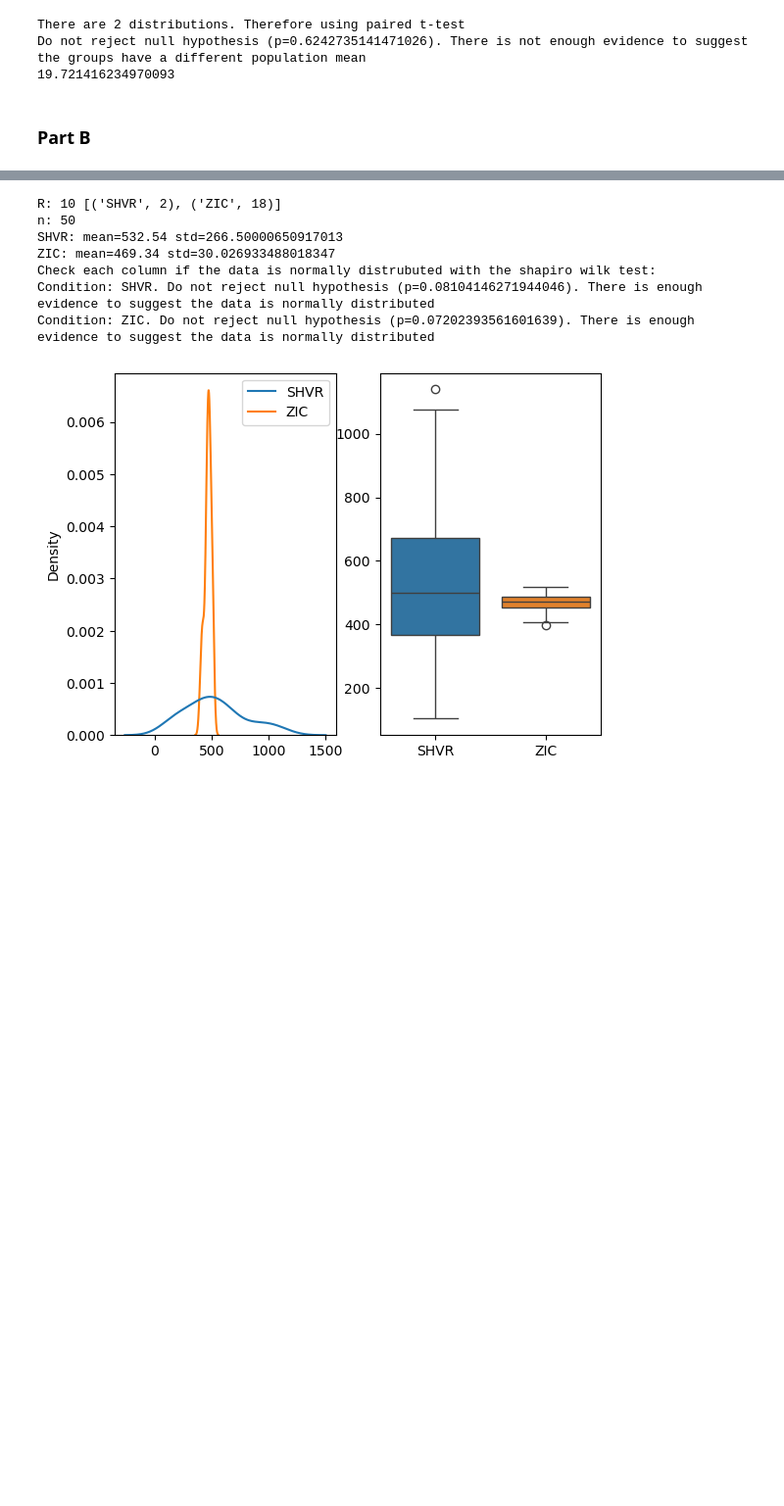
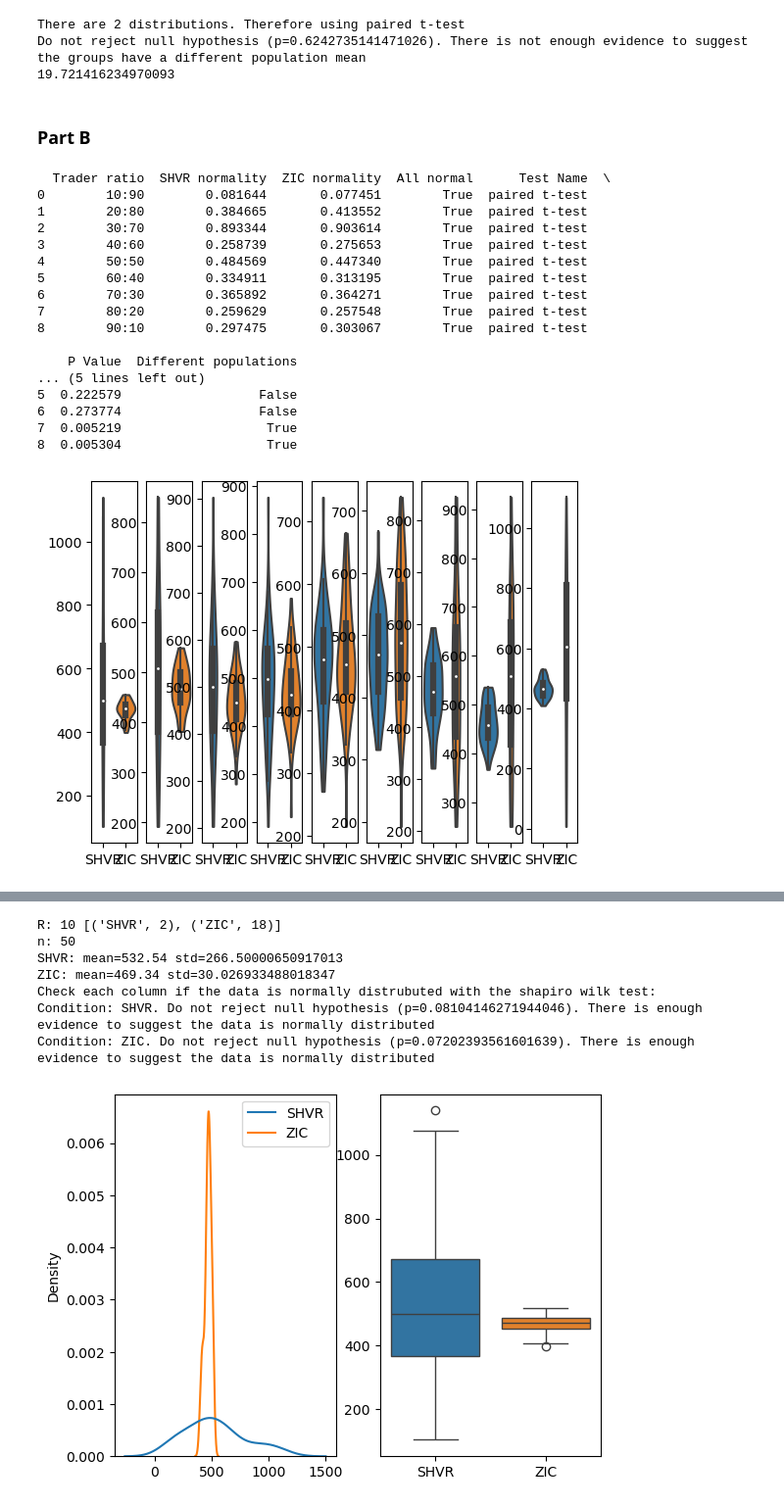
Before and after one commit to ImranZaminAli/fintech_cw, a Jupyter notebook: cw.ipynb, the cells around one changed output, grey strips where cells are left out. Shown at 98% size. Cells and saved outputs as stored; diff of their text form; code cells hidden in the pictures; blank space fills up the shorter version.

```diff
--- a/cw.ipynb
+++ b/cw.ipynb
@@ -258,14 +261,14 @@ run_experiment(500, (trial_id, start_time, end_time, traders_specs, order_sched,
 # %% [markdown]
 ### Part B
 # %%
-def part_b(n):
-    r_list = list(range(10, 91, 10))
-    for r in r_list:
-        r_vals = (r, 100-r)
-        seller_specs = get_traders_specs(algos=algos, percentages=r_vals, num_traders=num_sellers)
-        buyer_specs = get_traders_specs(algos=algos, percentages=r_vals, num_traders=num_buyers)
-        traders_specs = {'sellers': seller_specs, 'buyers': buyer_specs}
-        print(f'R: {r} {seller_specs}')
-        run_experiment(n, (start_time, end_time, traders_specs, order_sched, dump_flags, verbose), initial_seed)
+# def part_b(n):
+#     r_list = list(range(10, 91, 10))
+#     for r in r_list:
+#         r_vals = (r, 100-r)
+#         seller_specs = get_traders_specs(algos=algos, percentages=r_vals, num_traders=num_sellers)
+#         buyer_specs = get_traders_specs(algos=algos, percentages=r_vals, num_traders=num_buyers)
+#         traders_specs = {'sellers': seller_specs, 'buyers': buyer_specs}
+#         print(f'R: {r} {seller_specs}')
+#         run_experiment(n, (start_time, end_time, traders_specs, order_sched, dump_flags, verbose), initial_seed)
 
-        print('------------------------------------------------------------------------------------------------------------------------------')
+#         print('------------------------------------------------------------------------------------------------------------------------------')
@@ -272,5 +277,23 @@ def part_b(n):
 # %%
-r_list = list(range(10, 91, 10))
-summmary = part_b(n_vals, [start_time, end_time, traders_specs, order_sched, dump_flags, verbose], inital_seed)
+summary = part_b(50, [start_time, end_time, traders_specs, order_sched, dump_flags, verbose],r_list, algos, initial_seed)
 print(summary)
-plot.show()
+plt.show()
+# %% [output]
+  Trader ratio  SHVR normality  ZIC normality  All normal      Test Name  \
+0        10:90        0.081644       0.077451        True  paired t-test
+1        20:80        0.384665       0.413552        True  paired t-test
+2        30:70        0.893344       0.903614        True  paired t-test
+3        40:60        0.258739       0.275653        True  paired t-test
+4        50:50        0.484569       0.447340        True  paired t-test
+5        60:40        0.334911       0.313195        True  paired t-test
+6        70:30        0.365892       0.364271        True  paired t-test
+7        80:20        0.259629       0.257548        True  paired t-test
+8        90:10        0.297475       0.303067        True  paired t-test
+
+    P Value  Different populations
+... (5 lines left out)
+5  0.222579                  False
+6  0.273774                  False
+7  0.005219                   True
+8  0.005304                   True
+[figure, added]
```
Also changed, not shown: parts of 15 cells of this notebook, 1 other file.
